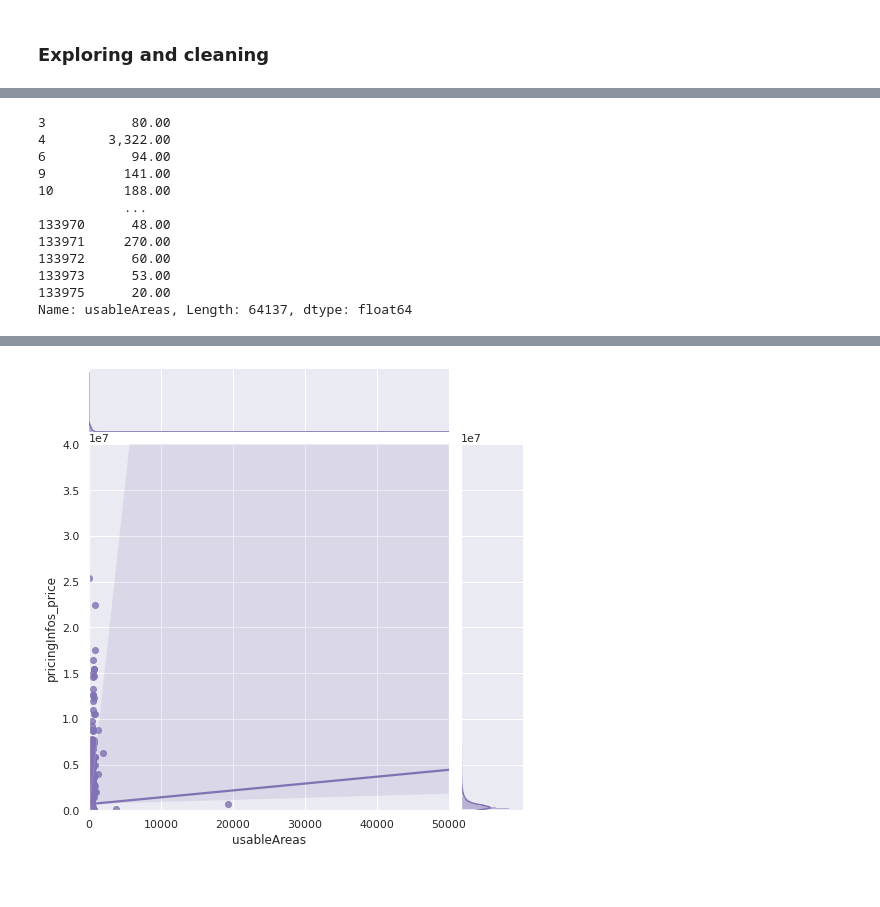
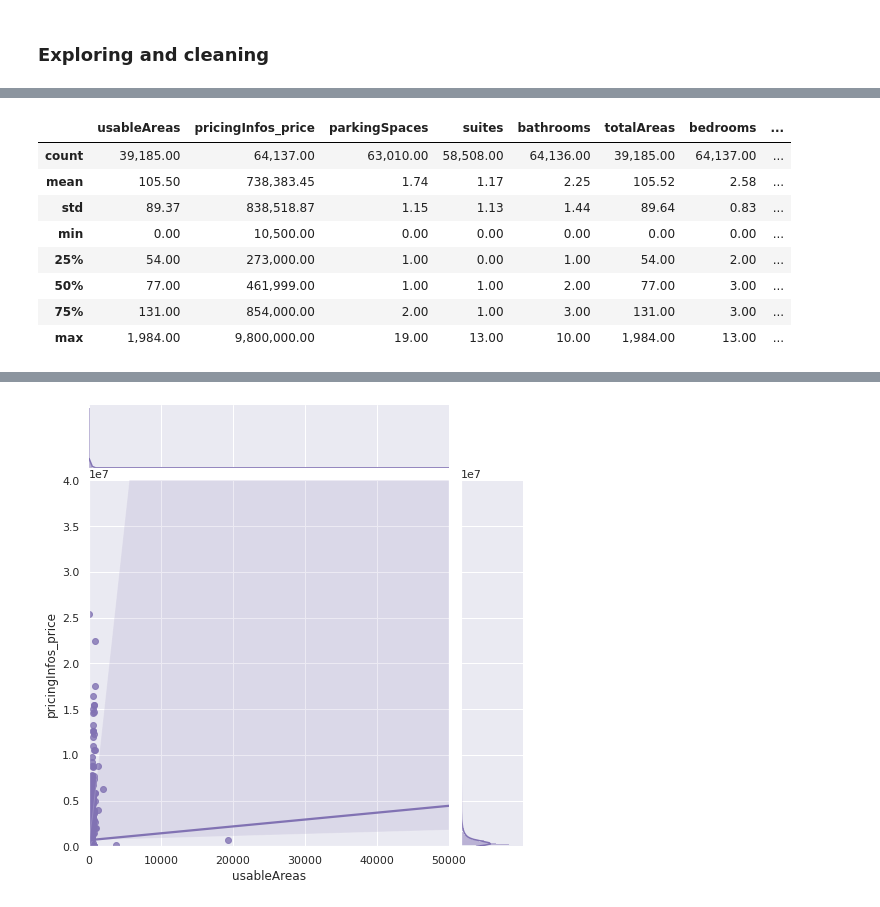
Before and after one commit to WillyHHsu/imoveis, a Jupyter notebook: exploratory.ipynb, the cells around one changed output, grey strips where cells are left out. Drawn from its saved outputs; the diff is of its cells as text; code cells hidden in the pictures.

```diff
--- a/exploratory.ipynb
+++ b/exploratory.ipynb
@@ -60 +62,10 @@ poderia garantir os dtypes nos imports, mas achei mais rápido assim pois há js
+# %%
+def describe():
+    """
+    helper para achar valores estranhos nas pontas, máx e mín
+    """
+    num_lit = ['usableAreas','pricingInfos_price','parkingSpaces','suites','bathrooms'
+    ,'totalAreas','bedrooms','pricingInfos_yearlyIptu','pricingInfos_monthlyCondoFee']
+
+    return dataset[num_lit].describe()
 # %%
@@ -153,15 +126,0 @@ dataset
-# %%
-dataset['usableAreas'].apply(lambda x: x/10 if x>1500000 else x)
-# %% [output]
-3           80.00
-4        3,322.00
-6           94.00
-9          141.00
-10         188.00
-           ...
-133970      48.00
-133971     270.00
-133972      60.00
-133973      53.00
-133975      20.00
-Name: usableAreas, Length: 64137, dtype: float64
@@ -167,0 +181,12 @@ Name: usableAreas, Length: 64137, dtype: float64
+# %%
+describe()
+# %% [output]
+|  | usableAreas | pricingInfos_price | parkingSpaces | suites | bathrooms | totalAreas | bedrooms | ... |
+| count | 39,185.00 | 64,137.00 | 63,010.00 | 58,508.00 | 64,136.00 | 39,185.00 | 64,137.00 | ... |
+| mean | 105.50 | 738,383.45 | 1.74 | 1.17 | 2.25 | 105.52 | 2.58 | ... |
+| std | 89.37 | 838,518.87 | 1.15 | 1.13 | 1.44 | 89.64 | 0.83 | ... |
+| min | 0.00 | 10,500.00 | 0.00 | 0.00 | 0.00 | 0.00 | 0.00 | ... |
+| 25% | 54.00 | 273,000.00 | 1.00 | 0.00 | 1.00 | 54.00 | 2.00 | ... |
+| 50% | 77.00 | 461,999.00 | 1.00 | 1.00 | 2.00 | 77.00 | 3.00 | ... |
+| 75% | 131.00 | 854,000.00 | 2.00 | 1.00 | 3.00 | 131.00 | 3.00 | ... |
+| max | 1,984.00 | 9,800,000.00 | 19.00 | 13.00 | 10.00 | 1,984.00 | 13.00 | ... |
```
Also changed, not shown: parts of 15 cells of this notebook.
